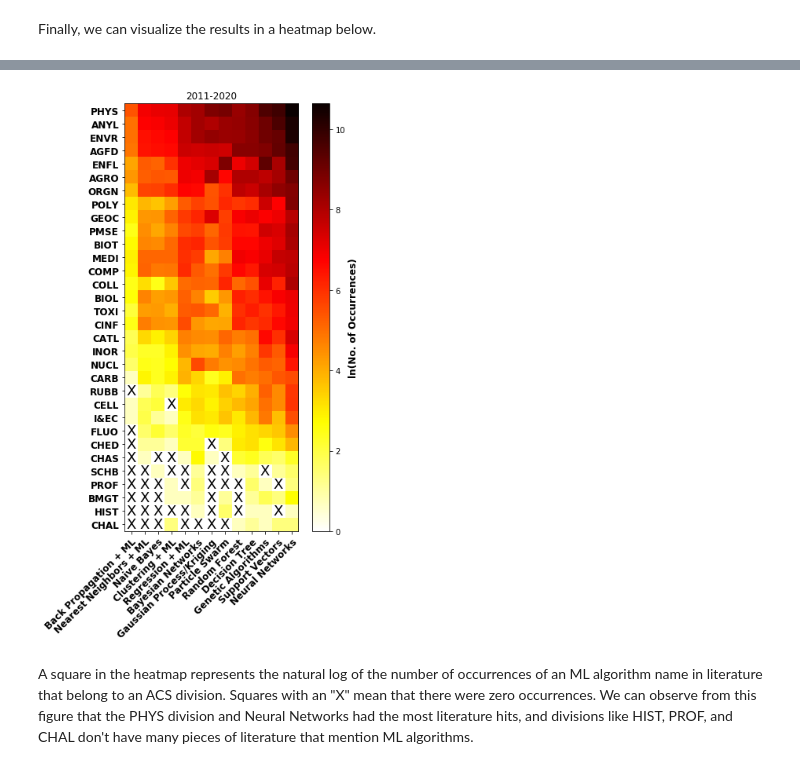
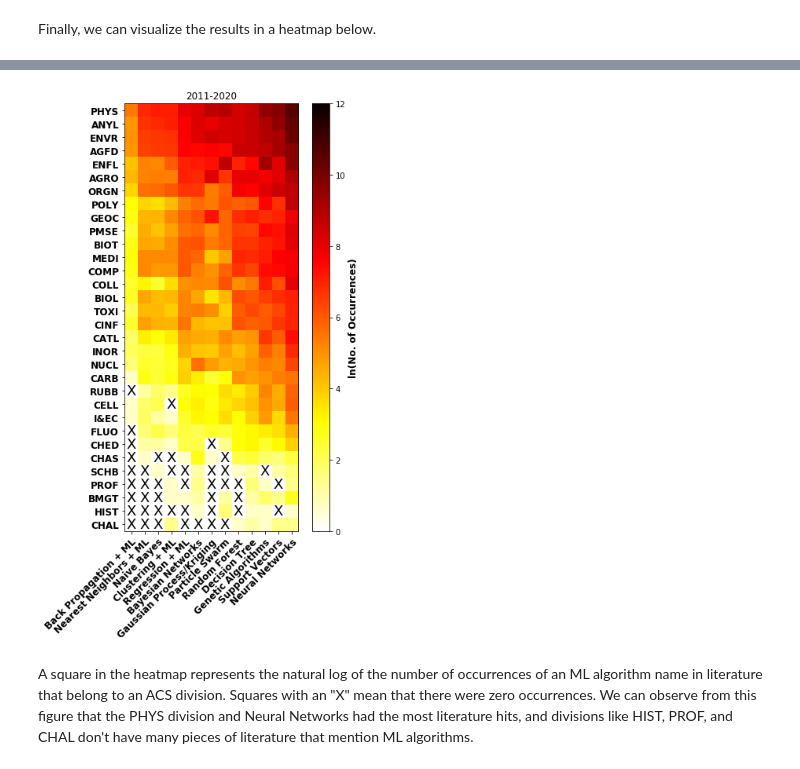
Before and after one commit to keithgroup/scopus_searching_ML_in_chem_literature, a Jupyter notebook: scopus_searches_ML_in_chem.ipynb, the cells around one changed output, grey strips where cells are left out. Cells and saved outputs as stored; diff of their text form; code cells hidden in the pictures.

```diff
--- a/scopus_searches_ML_in_chem.ipynb
+++ b/scopus_searches_ML_in_chem.ipynb
@@ -484,34 +485,35 @@ fig, ax = plt.subplots(figsize=[20,10])
 im = ax.imshow(data11, cmap='hot_r')
 #im = ax.pcolor(data, cmap='hot_r', edgecolors='k', linewidths=0.5)
 
 ax.set_xticks(np.arange(len(ml_terms_formatted11)))
 ax.set_yticks(np.arange(len(divisions11)))
 
 ax.set_xticklabels(ml_terms_formatted11, fontweight = 'bold', fontsize = 12)
 ax.set_yticklabels(divisions11, fontweight = 'bold', fontsize = 12)
 
 plt.setp(ax.get_xticklabels(), rotation=45, ha="right",
          rotation_mode="anchor")
 
 divider = make_axes_locatable(ax)
 cax = divider.append_axes("right", size="10%", pad=0.25)
 
 cb = plt.colorbar(im, cax=cax)
 cb.set_label(label='ln(No. of Occurrences)',weight='bold',size=12)
+im.set_clim(0,12)
 
 for i in range(len(divisions11)):
     for j in range(len(ml_terms_formatted11)):
         if data11[i, j] == 0:
             text = ax.text(j, i, 'X',ha="center", va="center", color="k", size=18)
 
 #table = plt.table(cellText=text_data,loc='upper center',colWidths=[5]*5,rowLabels=divisions)
 
 ax.set_title('2011-2020')
 #plt.show()
 plt.tight_layout()
 plt.savefig('heatmap-2011-2020.png',format='png',dpi=600)
 # %% [output]
-[figure, old version]
+[figure, new version]
 # %% [markdown]
 A square in the heatmap represents the natural log of the number of occurrences of an ML algorithm name in literature that belong to an ACS division. Squares with an "X" mean that there were zero occurrences. We can observe from this figure that the PHYS division and Neural Networks had the most literature hits, and divisions like HIST, PROF, and CHAL don't have many pieces of literature that mention ML algorithms.
 # %%
```
Also changed, not shown: parts of 4 cells of this notebook, 4 other files.
